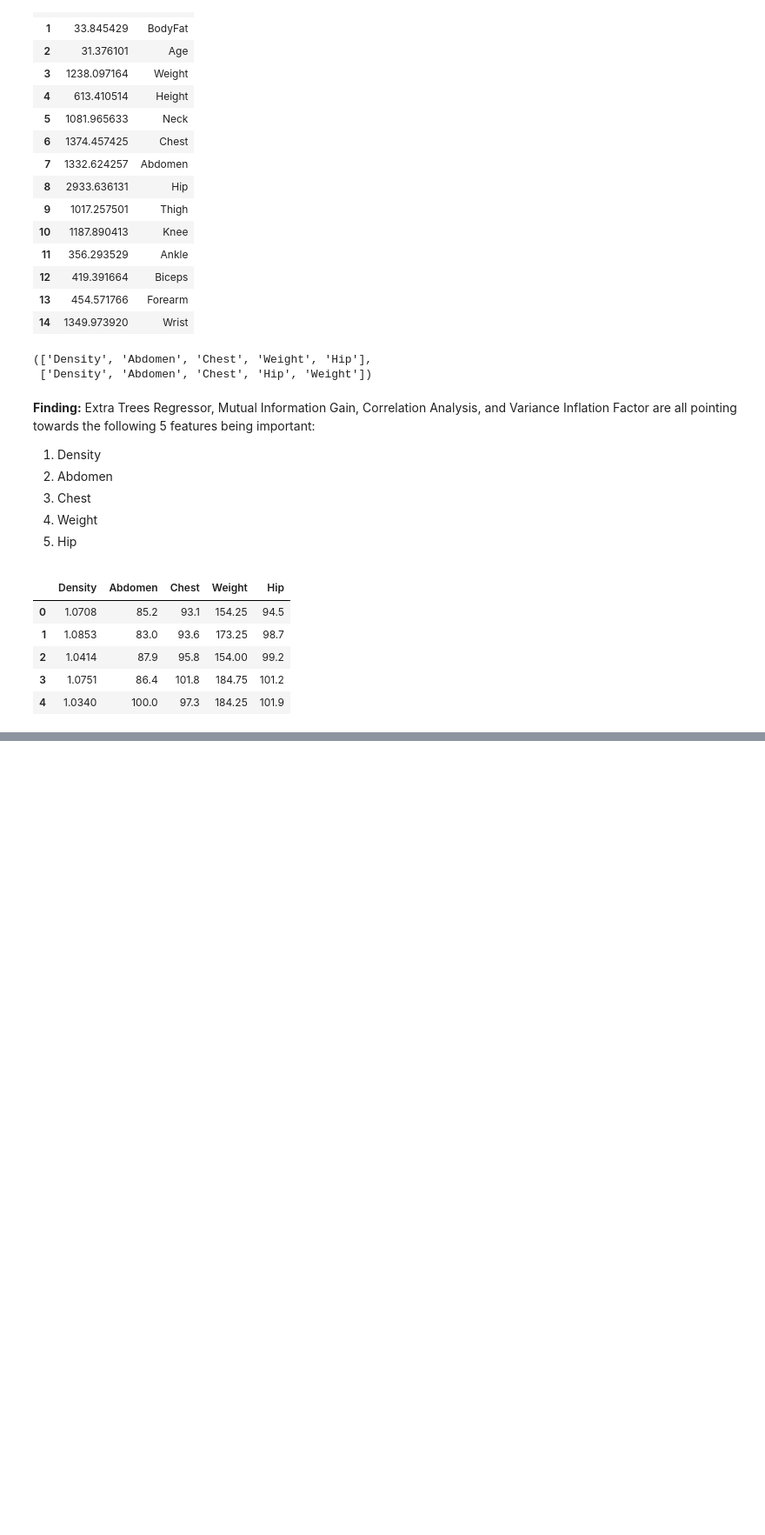
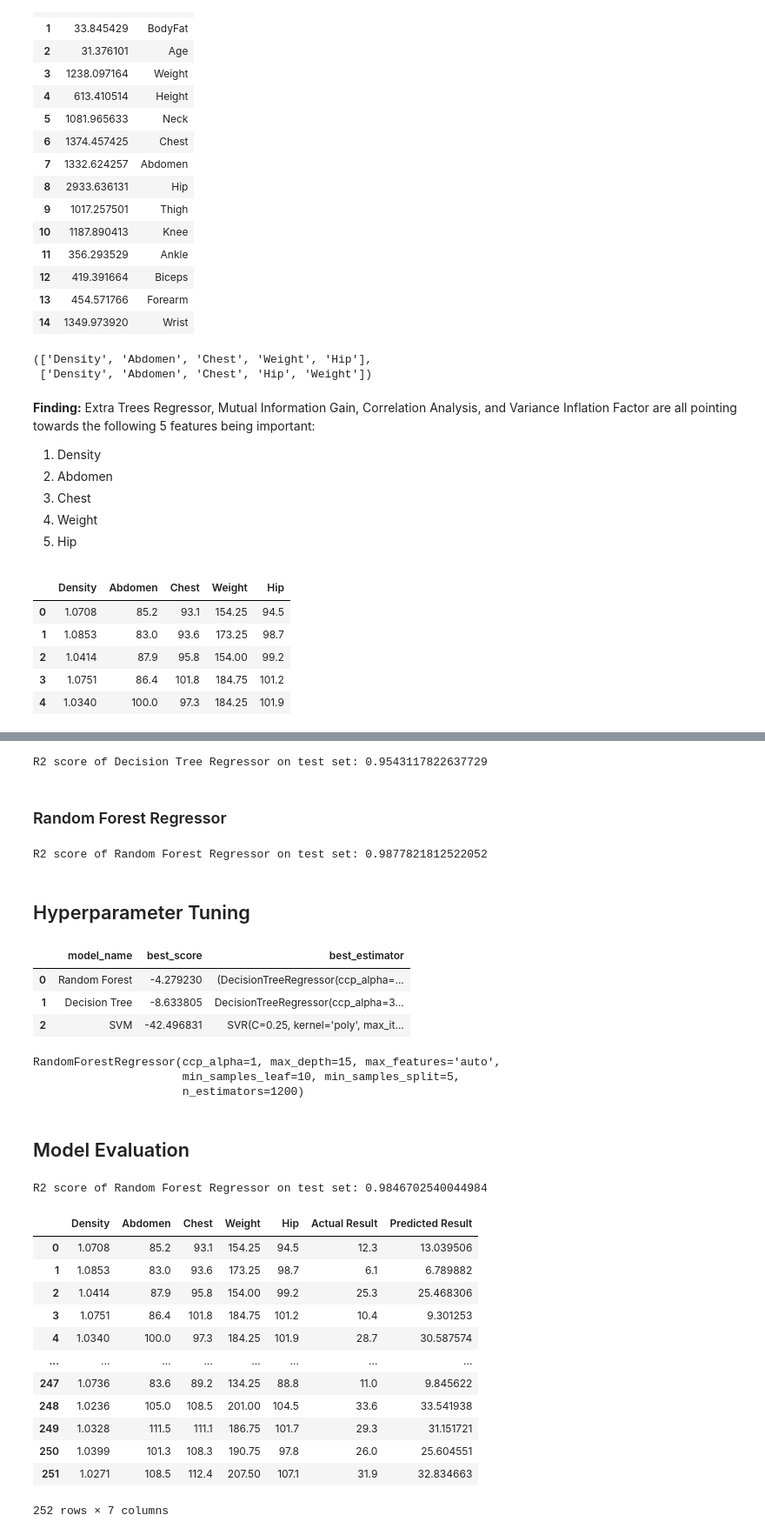
Before and after one commit to Aniket-Mahindrakar/Body-Fat-Estimation, a Jupyter notebook: Body Fat Prediction.ipynb, the cells around one changed output, grey strips where cells are left out. Shown at 87% size. Drawn from its saved outputs; the diff is of its cells as text; code cells hidden in the pictures; blank space fills up the shorter version.

```diff
--- a/Body Fat Prediction.ipynb
+++ b/Body Fat Prediction.ipynb
@@ -292,0 +370,20 @@ reduced_train_df.head()
+# %%
+# Train a Decision Tree Regressor with a ccp alpha value = 1
+decision_tree = DecisionTreeRegressor(ccp_alpha=1)
+decision_tree.fit(X_train, y_train)
+y_pred_dt = decision_tree.predict(X_test)
+print("R2 score of Decision Tree Regressor on test set:", metrics.r2_score(y_test, y_pred_dt))
+# %% [output]
+R2 score of Decision Tree Regressor on test set: 0.9543117822637729
+# %% [markdown]
+<h3>Random Forest Regressor</h3>
+# %%
+# Train a Random Forest Regressor using a ccp_alpha value of 1
+random_forest = RandomForestRegressor(n_estimators=1000, ccp_alpha=1)
+random_forest.fit(X_train, y_train)
+y_pred_rf = random_forest.predict(X_test)
+print("R2 score of Random Forest Regressor on test set:", metrics.r2_score(y_test, y_pred_rf))
+# %% [output]
+R2 score of Random Forest Regressor on test set: 0.9877821812522052
+# %% [markdown]
+<h2>Hyperparameter Tuning</h2>
@@ -292,0 +439,49 @@ reduced_train_df.head()
+# %%
+scores_df = pd.DataFrame(scores, columns=["model_name", "best_score", "best_estimator"])
+scores_df
+# %% [output]
+|  | model_name | best_score | best_estimator |
+| 0 | Random Forest | -4.279230 | (DecisionTreeRegressor(ccp_alpha=... |
+| 1 | Decision Tree | -8.633805 | DecisionTreeRegressor(ccp_alpha=3... |
+| 2 | SVM | -42.496831 | SVR(C=0.25, kernel='poly', max_it... |
+# %%
+scores[0]["best_estimator"]
+# %% [output]
+RandomForestRegressor(ccp_alpha=1, max_depth=15, max_features='auto',
+                      min_samples_leaf=10, min_samples_split=5,
+                      n_estimators=1200)
+# %% [markdown]
+<h2>Model Evaluation</h2>
+# %%
+rf = scores[0]["best_estimator"]
+rf.fit(X_train, y_train)
+
+y_pred = rf.predict(X_test)
+
+print("R2 score of Random Forest Regressor on test set:", metrics.r2_score(y_test, y_pred))
+# %% [output]
+R2 score of Random Forest Regressor on test set: 0.9846702540044984
+# %%
+reduced_train_np = np.array(reduced_train_df)
+predicted = []
+for i in range(len(reduced_train_np)):
+    predicted.append(rf.predict([reduced_train_np[i]]))
+
+reduced_train_df["Actual Result"] = test
+reduced_train_df["Predicted Result"] = np.array(predicted)
+
+reduced_train_df
+# %% [output]
+|  | Density | Abdomen | Chest | Weight | Hip | Actual Result | Predicted Result |
+| 0 | 1.0708 | 85.2 | 93.1 | 154.25 | 94.5 | 12.3 | 13.039506 |
+| 1 | 1.0853 | 83.0 | 93.6 | 173.25 | 98.7 | 6.1 | 6.789882 |
+| 2 | 1.0414 | 87.9 | 95.8 | 154.00 | 99.2 | 25.3 | 25.468306 |
+| 3 | 1.0751 | 86.4 | 101.8 | 184.75 | 101.2 | 10.4 | 9.301253 |
+| 4 | 1.0340 | 100.0 | 97.3 | 184.25 | 101.9 | 28.7 | 30.587574 |
+| ... | ... | ... | ... | ... | ... | ... | ... |
+| 247 | 1.0736 | 83.6 | 89.2 | 134.25 | 88.8 | 11.0 | 9.845622 |
+| 248 | 1.0236 | 105.0 | 108.5 | 201.00 | 104.5 | 33.6 | 33.541938 |
+| 249 | 1.0328 | 111.5 | 111.1 | 186.75 | 101.7 | 29.3 | 31.151721 |
+| 250 | 1.0399 | 101.3 | 108.3 | 190.75 | 97.8 | 26.0 | 25.604551 |
+| 251 | 1.0271 | 108.5 | 112.4 | 207.50 | 107.1 | 31.9 | 32.834663 |
+252 rows × 7 columns
```
Also changed, not shown: parts of 17 cells of this notebook, 1 other file.
